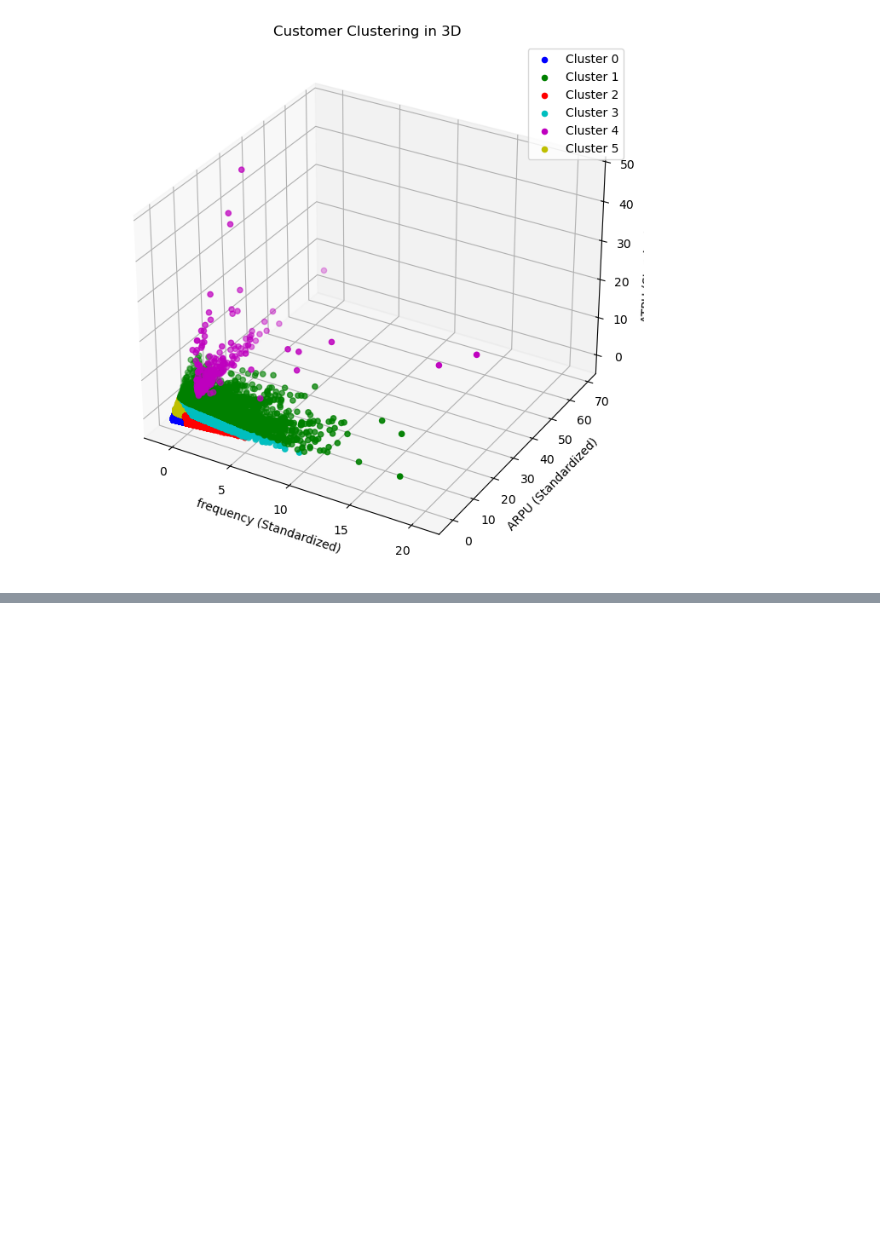
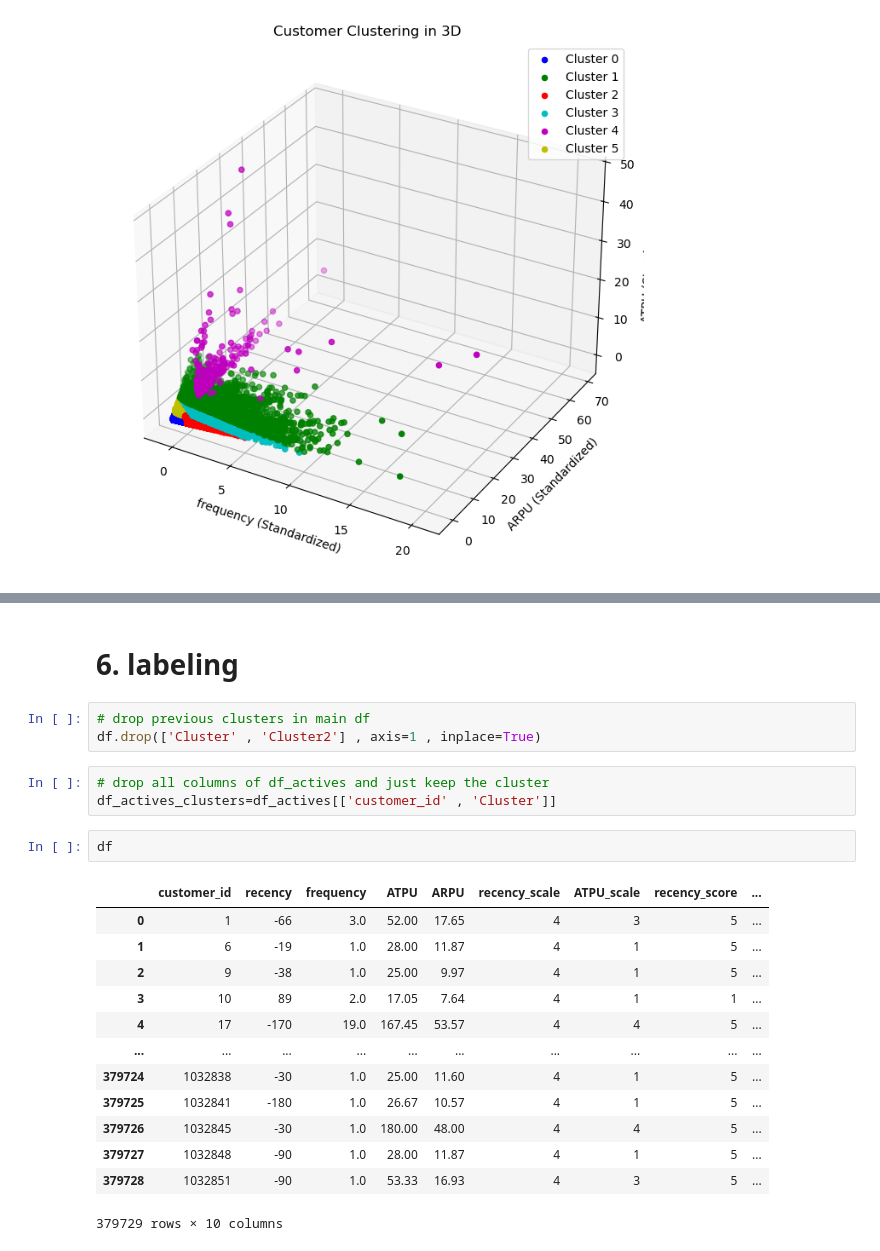
Before and after one commit to Oskareh/capstone, a Jupyter notebook: new_clustering.ipynb, the cells around one changed output, grey strips where cells are left out. Drawn from its saved outputs; the diff is of its cells as text; blank space fills up the shorter version.

```diff
--- a/new_clustering.ipynb
+++ b/new_clustering.ipynb
@@ -612,0 +658,24 @@ See the caveats in the documentation: https://pandas.pydata.org/pandas-docs/stab
+# %% [markdown]
+# 6. labeling
+# %%
+# drop previous clusters in main df
+df.drop(['Cluster' , 'Cluster2'] , axis=1 , inplace=True)
+# %%
+# drop all columns of df_actives and just keep the cluster
+df_actives_clusters=df_actives[['customer_id' , 'Cluster']]
+# %%
+df
+# %% [output]
+|  | customer_id | recency | frequency | ATPU | ARPU | recency_scale | ATPU_scale | recency_score | ... |
+| 0 | 1 | -66 | 3.0 | 52.00 | 17.65 | 4 | 3 | 5 | ... |
+| 1 | 6 | -19 | 1.0 | 28.00 | 11.87 | 4 | 1 | 5 | ... |
+| 2 | 9 | -38 | 1.0 | 25.00 | 9.97 | 4 | 1 | 5 | ... |
+| 3 | 10 | 89 | 2.0 | 17.05 | 7.64 | 4 | 1 | 1 | ... |
+| 4 | 17 | -170 | 19.0 | 167.45 | 53.57 | 4 | 4 | 5 | ... |
+| ... | ... | ... | ... | ... | ... | ... | ... | ... | ... |
+| 379724 | 1032838 | -30 | 1.0 | 25.00 | 11.60 | 4 | 1 | 5 | ... |
+| 379725 | 1032841 | -180 | 1.0 | 26.67 | 10.57 | 4 | 1 | 5 | ... |
+| 379726 | 1032845 | -30 | 1.0 | 180.00 | 48.00 | 4 | 4 | 5 | ... |
+| 379727 | 1032848 | -90 | 1.0 | 28.00 | 11.87 | 4 | 1 | 5 | ... |
+| 379728 | 1032851 | -90 | 1.0 | 53.33 | 16.93 | 4 | 3 | 5 | ... |
+379729 rows × 10 columns
```
Also changed, not shown: parts of 12 cells of this notebook.
